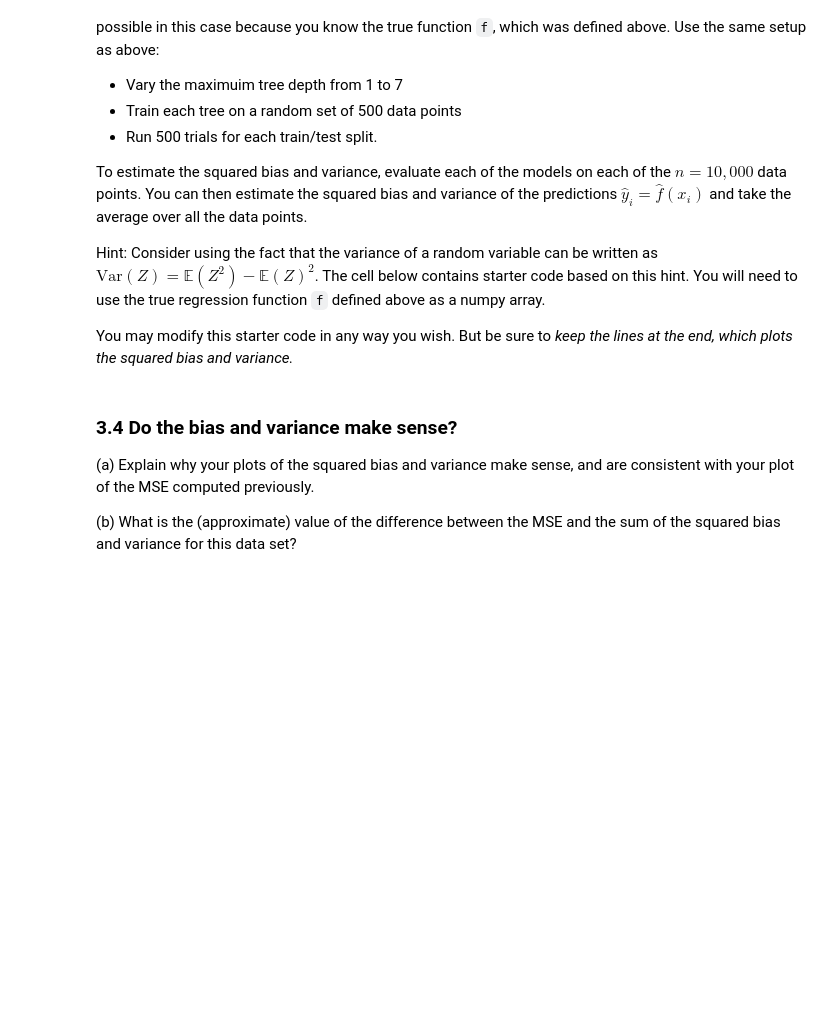
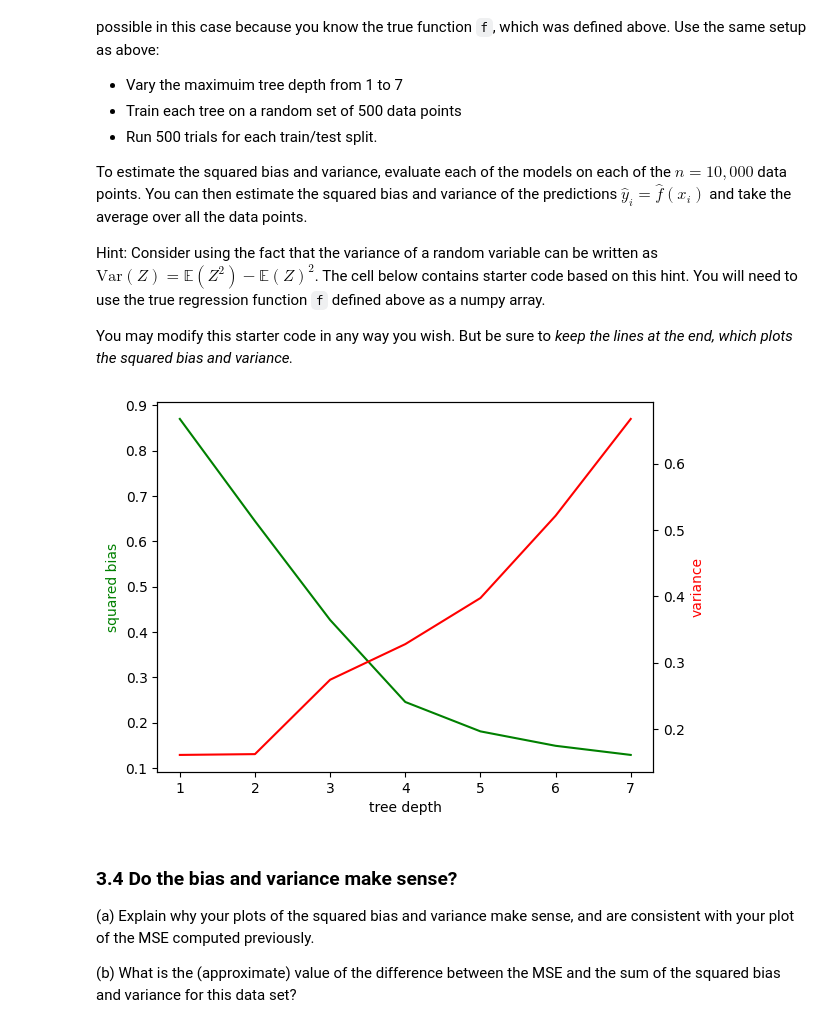
Before and after one commit to emath12/S-DS363, a Jupyter notebook: assignments/assn2/assn2.ipynb, the cells around one changed output. Cells and saved outputs as stored; diff of their text form; code cells hidden in the pictures; blank space fills up the shorter version.

```diff
--- a/assignments/assn2/assn2.ipynb
+++ b/assignments/assn2/assn2.ipynb
@@ -605,29 +605,42 @@ You may modify this starter code in any way you wish. But be sure to *keep the l
 # %%
 trials = 500
 tree_depth = np.arange(1, 8)
-bias_squared = []
-variance = []
+n_samples = X.shape[0]
 
-from tqdm import tqdm
-for d in tqdm(tree_depth):
-    rtree = DecisionTreeRegressor(max_depth=d)
-    E_yhat = np.zeros(n)
-    E_yhat_squared = np.zeros(n)
-    for trial in np.arange(trials):
-        ...
+bias_squared = np.zeros(len(tree_depth))
+variance = np.zeros(len(tree_depth))
 
-    # just run the following lines (or modify as needed)
-    bias_squared.append(np.mean((E_yhat - f)**2))
-    variance.append(np.mean(E_yhat_squared - E_yhat**2))
+for i, d in enumerate(tqdm(tree_depth)):
+    all_preds = np.zeros((trials, n_samples))
+
+    for trial in range(trials):
+        idx = np.random.choice(n_samples, 500, replace=False)
+        X_train, y_train = X[idx], y[idx]
+
+        rtree = DecisionTreeRegressor(max_depth=d)
+        rtree.fit(X_train, y_train)
+
+        all_preds[trial, :] = rtree.predict(X)
+
+
+    expected_f_hat = np.mean(all_preds, axis=0)
+
+    expected_f_hat_sq = np.mean(all_preds**2, axis=0)
+
+    bias_squared[i] = np.mean((f - expected_f_hat)**2)
+
+    variance[i] = np.mean(expected_f_hat_sq - (expected_f_hat**2))
 
 
 fig, ax1 = plt.subplots()
 ax2 = ax1.twinx()
 ax1.plot(tree_depth, bias_squared, 'g-')
 ax2.plot(tree_depth, variance, 'r-')
 ax1.set_xlabel('tree depth')
 ax1.set_ylabel('squared bias', color='g')
 _ = ax2.set_ylabel('variance', color='r')
+# %% [output]
+[figure, added]
 # %% [markdown]
 ### 3.4 Do the bias and variance make sense?
 
```
Also changed, not shown: parts of 2 cells of this notebook.
